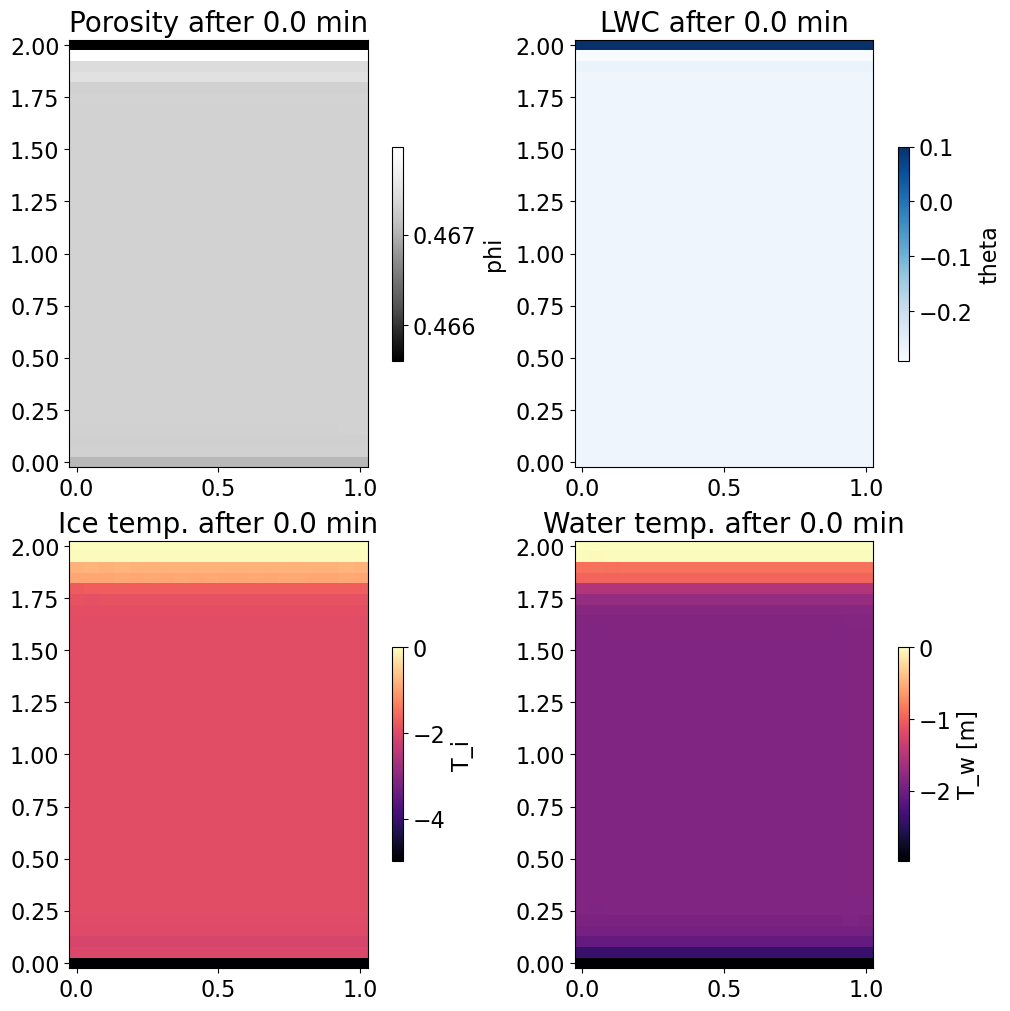
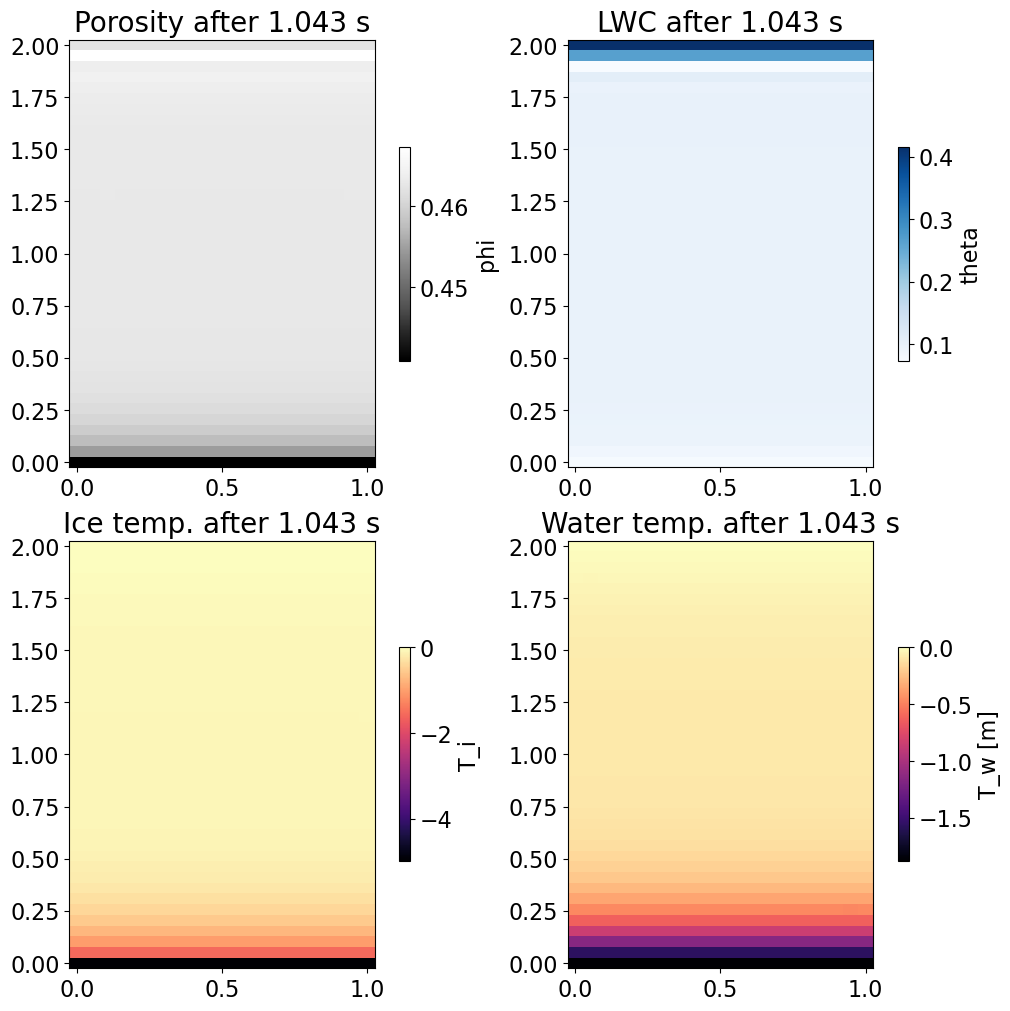
Unified diff of the notebook cell whose output changed from the first chart to the second:
--- before
+++ after
@@ -2,11 +2,11 @@
 fig, ax = plt.subplots(2,2, layout="constrained", figsize=(10,10))
 pmsh1 = ax[0,0].pcolormesh(x_plot, z_plot, porosity, cmap="Greys_r")
-ax[0,0].set_title(f"Porosity after {time/60:.1f} min", fontsize=20)
+ax[0,0].set_title(f"Porosity after {time:.3f} s", fontsize=20)
 cbar1 = fig.colorbar(pmsh1, ax=ax[0,0], shrink=0.5)
 cbar1.set_label("phi")
 #ax[0,0].set_ylim(1.8,2)
 
-pmsh2 = ax[0,1].pcolormesh(x_plot, z_plot, pressure_head, cmap="Blues")
-ax[0,1].set_title(f"LWC after {time/60:.1f} min", fontsize=20)
+pmsh2 = ax[0,1].pcolormesh(x_plot, z_plot, theta_tot, cmap="Blues")
+ax[0,1].set_title(f"LWC after {time:.3f} s", fontsize=20)
 plt.xticks(fontsize=16)
 cbar2 = fig.colorbar(pmsh2, ax=ax[0,1], shrink=0.5)
@@ -15,5 +15,5 @@
 
 pmsh3 = ax[1,0].pcolormesh(x_plot, z_plot, Ti, cmap="magma")
-ax[1,0].set_title(f"Ice temp. after {time/60:.1f} min", fontsize=20)
+ax[1,0].set_title(f"Ice temp. after {time:.3f} s", fontsize=20)
 cbar1 = fig.colorbar(pmsh3, ax=ax[1,0], shrink=0.5)
 cbar1.set_label("T_i")
@@ -21,5 +21,5 @@
 
 pmsh4 = ax[1,1].pcolormesh(x_plot, z_plot, Tw, cmap="magma")
-ax[1,1].set_title(f"Water temp. after {time/60:.1f} min", fontsize=20)
+ax[1,1].set_title(f"Water temp. after {time:.3f} s", fontsize=20)
 plt.xticks(fontsize=16)
 cbar2 = fig.colorbar(pmsh4, ax=ax[1,1], shrink=0.5)

Commit: realere Parameter jetzt